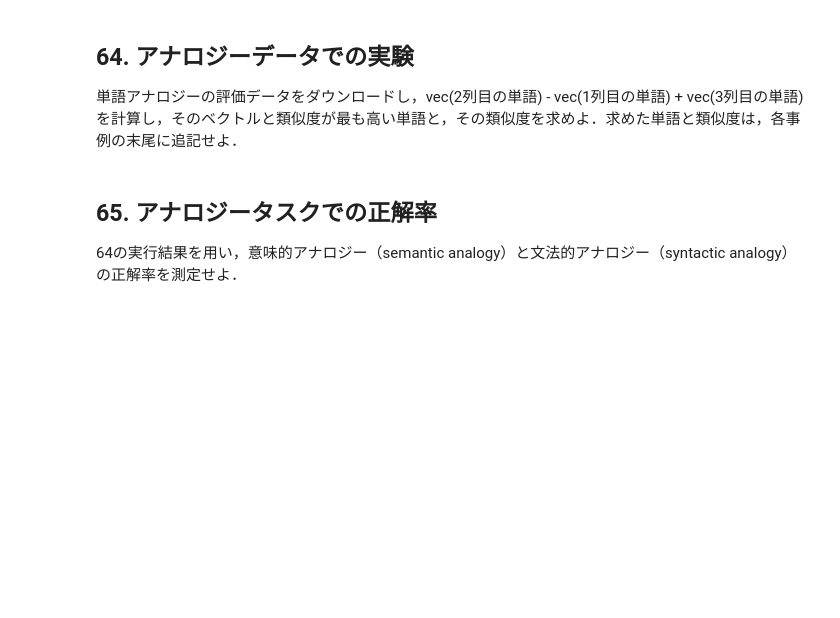
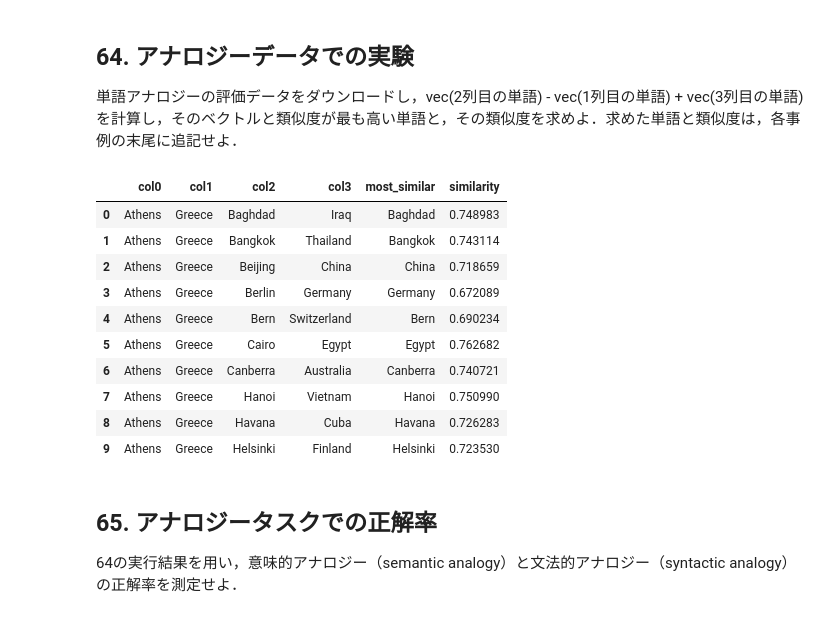
Before and after one commit to Akari000/nlp100, a Jupyter notebook: chapter2020_7/notebook/nlp60-69.ipynb, the cells around one changed output. Saved outputs shown, nothing was run; the diff lists cells and outputs as text; code cells hidden in the pictures; blank space fills up the shorter version.

```diff
--- a/chapter2020_7/notebook/nlp60-69.ipynb
+++ b/chapter2020_7/notebook/nlp60-69.ipynb
@@ -72,6 +74,20 @@ questions_words[['most_similar', 'similarity']] = questions_words.progress_apply
 questions_words.to_csv('../../data/questions_words.csv',
                        header=False, index=False)
 questions_words.head(10)
+# %%
+questions_words.head(10)
+# %% [output]
+|  | col0 | col1 | col2 | col3 | most_similar | similarity |
+| 0 | Athens | Greece | Baghdad | Iraq | Baghdad | 0.748983 |
+| 1 | Athens | Greece | Bangkok | Thailand | Bangkok | 0.743114 |
+| 2 | Athens | Greece | Beijing | China | China | 0.718659 |
+| 3 | Athens | Greece | Berlin | Germany | Germany | 0.672089 |
+| 4 | Athens | Greece | Bern | Switzerland | Bern | 0.690234 |
+| 5 | Athens | Greece | Cairo | Egypt | Egypt | 0.762682 |
+| 6 | Athens | Greece | Canberra | Australia | Canberra | 0.740721 |
+| 7 | Athens | Greece | Hanoi | Vietnam | Hanoi | 0.750990 |
+| 8 | Athens | Greece | Havana | Cuba | Havana | 0.726283 |
+| 9 | Athens | Greece | Helsinki | Finland | Helsinki | 0.723530 |
 # %% [markdown]
 ## 65. アナロジータスクでの正解率
 64の実行結果を用い，意味的アナロジー（semantic analogy）と文法的アナロジー（syntactic analogy）の正解率を測定せよ．
```
Also changed, not shown: parts of 1 cell of this notebook, 1 other file.
